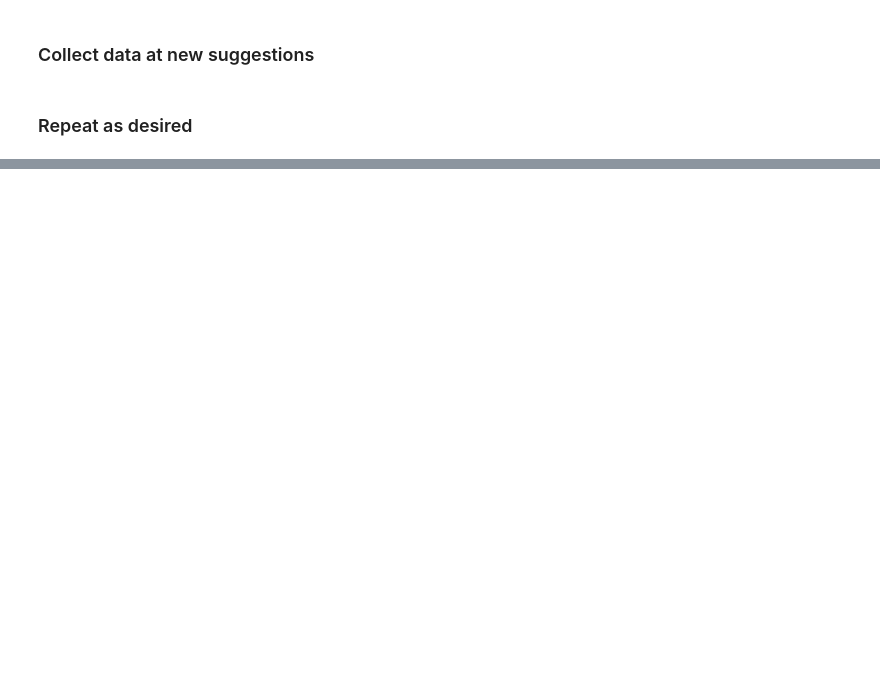
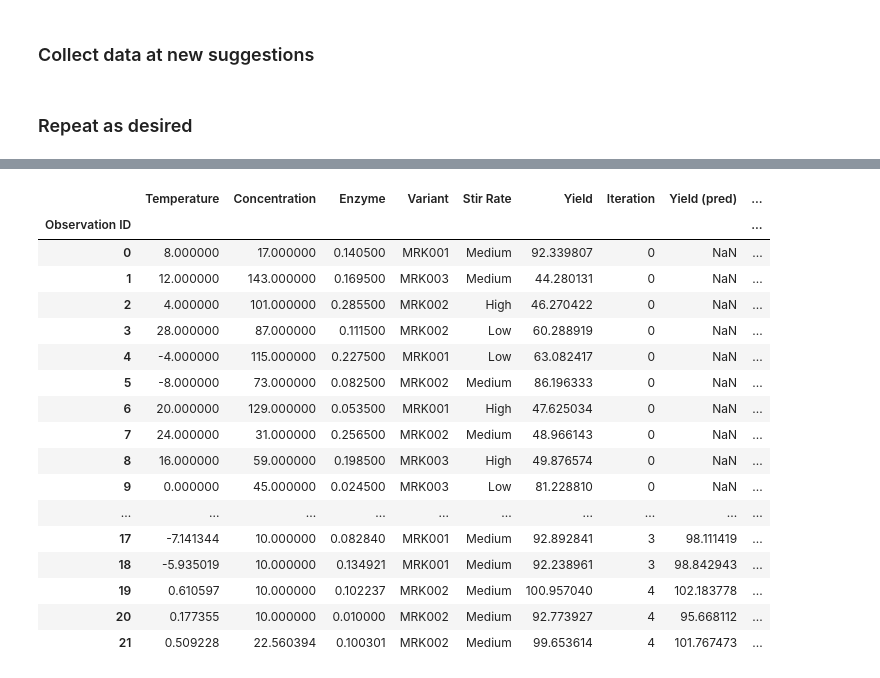
Before and after one commit to MSDLLCpapers/obsidian, a Jupyter notebook: demo/Simple single objective.ipynb, the cells around one changed output, grey strips where cells are left out. Cells and saved outputs as stored; diff of their text form; code cells hidden in the pictures; blank space fills up the shorter version.

```diff
--- a/demo/Simple single objective.ipynb
+++ b/demo/Simple single objective.ipynb
@@ -56,0 +84,2 @@ my_campaign.fit()
+# %%
+campaign.fit()
@@ -57,7 +88,7 @@ my_campaign.fit()
 # %% [markdown]
 ### Make new experiment suggestions
 # %%
-X_suggest, eval_suggest = my_campaign.optimizer.suggest(m_batch=1, acquisition = ['EI','EI'])
+X_suggest, eval_suggest = campaign.optimizer.suggest(m_batch=3)
 # %%
 df_suggest = pd.concat([X_suggest, eval_suggest], axis=1)
 df_suggest
@@ -66,6 +102,6 @@ df_suggest
 # %%
 y_iter1 = pd.DataFrame(simulator.simulate(X_suggest), columns = ['Yield'])
 Z_iter1 = pd.concat([X_suggest, y_iter1, eval_suggest], axis=1)
-my_campaign.add_data(Z_iter1)
+campaign.add_data(Z_iter1)
 # %% [markdown]
 ### Repeat as desired
@@ -73,0 +118,7 @@ Z_iter1.reset_index(drop=True)
+# %%
+for iter in range(3):
+    campaign.fit()
+    X_suggest, eval_suggest = campaign.optimizer.suggest(m_batch=3)
+    y_iter = pd.DataFrame(simulator.simulate(X_suggest))
+    Z_iter = pd.concat([X_suggest, y_iter, eval_suggest], axis=1)
+    campaign.add_data(Z_iter)
@@ -74,2 +142,21 @@ Z_iter1.reset_index(drop=True)
 # %%
-my_campaign.data
+campaign.data
+# %% [output]
+|  | Temperature | Concentration | Enzyme | Variant | Stir Rate | Yield | Iteration | Yield (pred) | ... |
+| Observation ID |  |  |  |  |  |  |  |  | ... |
+| 0 | 8.000000 | 17.000000 | 0.140500 | MRK001 | Medium | 92.339807 | 0 | NaN | ... |
+| 1 | 12.000000 | 143.000000 | 0.169500 | MRK003 | Medium | 44.280131 | 0 | NaN | ... |
+| 2 | 4.000000 | 101.000000 | 0.285500 | MRK002 | High | 46.270422 | 0 | NaN | ... |
+| 3 | 28.000000 | 87.000000 | 0.111500 | MRK002 | Low | 60.288919 | 0 | NaN | ... |
+| 4 | -4.000000 | 115.000000 | 0.227500 | MRK001 | Low | 63.082417 | 0 | NaN | ... |
+| 5 | -8.000000 | 73.000000 | 0.082500 | MRK002 | Medium | 86.196333 | 0 | NaN | ... |
+| 6 | 20.000000 | 129.000000 | 0.053500 | MRK001 | High | 47.625034 | 0 | NaN | ... |
+| 7 | 24.000000 | 31.000000 | 0.256500 | MRK002 | Medium | 48.966143 | 0 | NaN | ... |
+| 8 | 16.000000 | 59.000000 | 0.198500 | MRK003 | High | 49.876574 | 0 | NaN | ... |
+| 9 | 0.000000 | 45.000000 | 0.024500 | MRK003 | Low | 81.228810 | 0 | NaN | ... |
+| ... | ... | ... | ... | ... | ... | ... | ... | ... | ... |
+| 17 | -7.141344 | 10.000000 | 0.082840 | MRK001 | Medium | 92.892841 | 3 | 98.111419 | ... |
+| 18 | -5.935019 | 10.000000 | 0.134921 | MRK001 | Medium | 92.238961 | 3 | 98.842943 | ... |
+| 19 | 0.610597 | 10.000000 | 0.102237 | MRK002 | Medium | 100.957040 | 4 | 102.183778 | ... |
+| 20 | 0.177355 | 10.000000 | 0.010000 | MRK002 | Medium | 92.773927 | 4 | 95.668112 | ... |
+| 21 | 0.509228 | 22.560394 | 0.100301 | MRK002 | Medium | 99.653614 | 4 | 101.767473 | ... |
```
Also changed, not shown: parts of 23 cells of this notebook, 1 other file.
